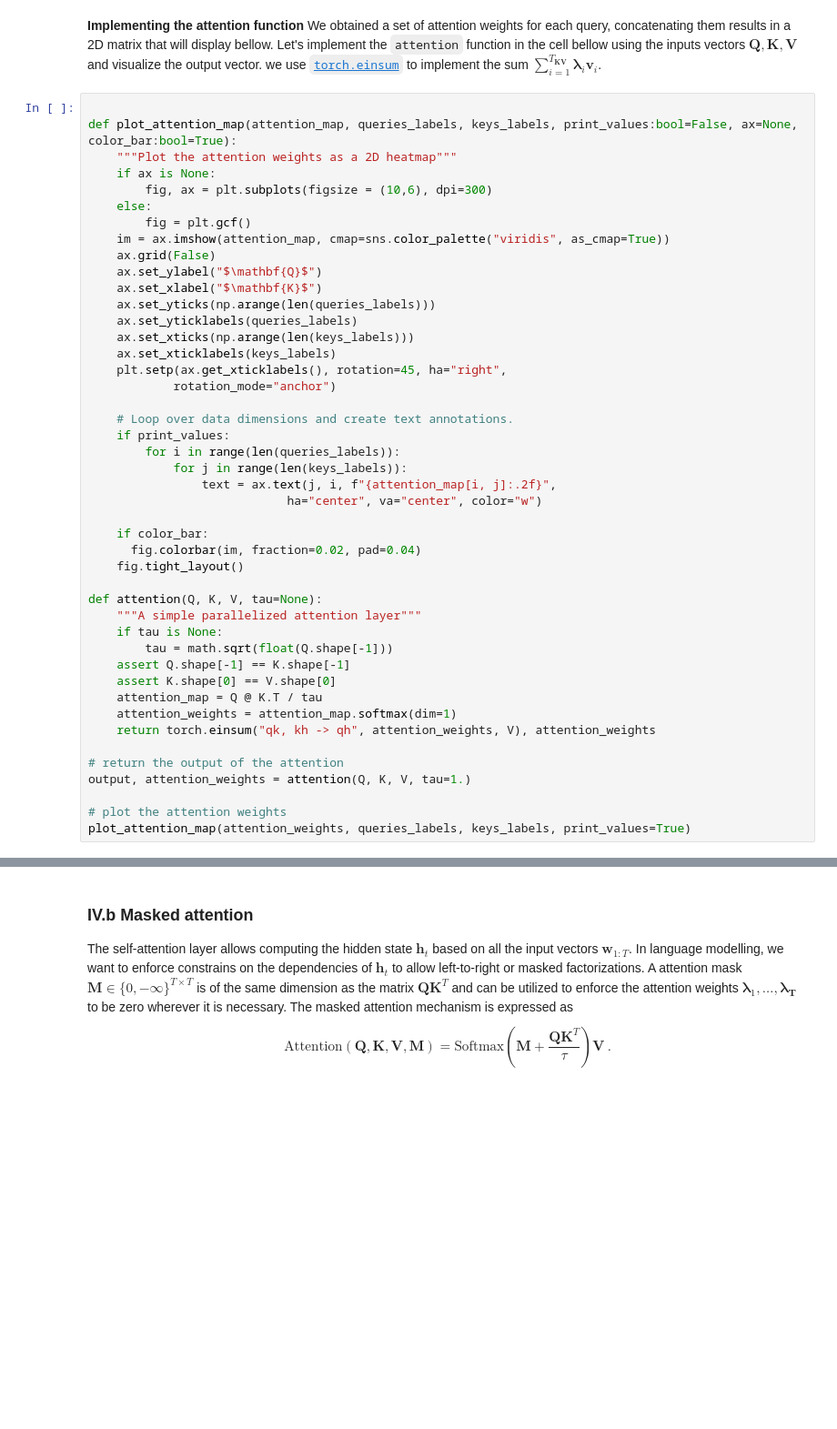
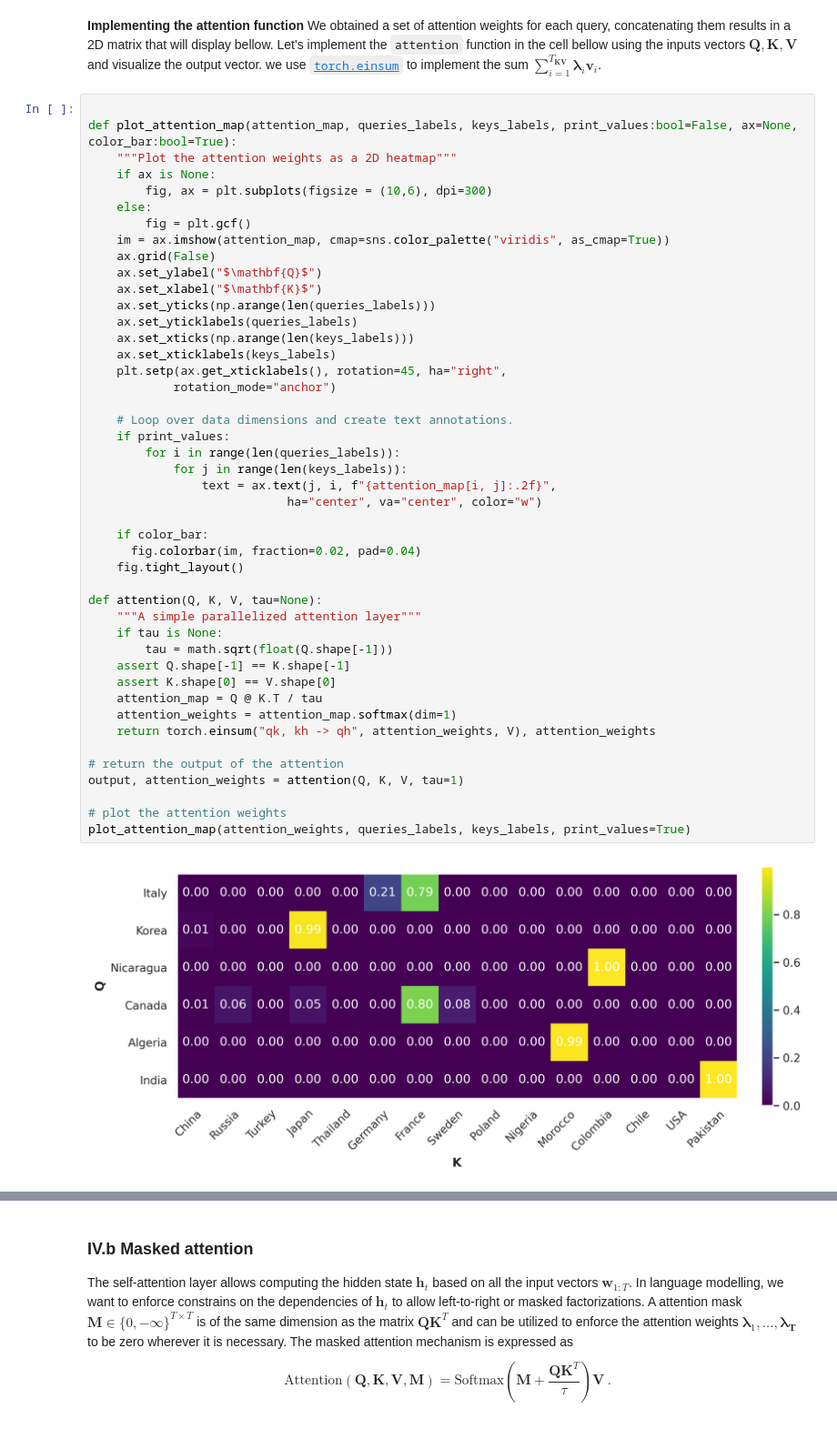
Before and after one commit to JonatanHauge/02456-deep-learning-with-PyTorch, a Jupyter notebook: 5_Transformers/5_1_EXE_deep_learning_with_transformers.ipynb, the cells around one changed output, grey strips where cells are left out. Shown at 91% size. Saved outputs shown, nothing was run; the diff lists cells and outputs as text; blank space fills up the shorter version.

```diff
--- a/5_Transformers/5_1_EXE_deep_learning_with_transformers.ipynb
+++ b/5_Transformers/5_1_EXE_deep_learning_with_transformers.ipynb
@@ -688,34 +782,36 @@ def plot_attention_map(attention_map, queries_labels, keys_labels, print_values:
     ax.set_xticks(np.arange(len(keys_labels)))
     ax.set_xticklabels(keys_labels)
     plt.setp(ax.get_xticklabels(), rotation=45, ha="right",
             rotation_mode="anchor")
 
     # Loop over data dimensions and create text annotations.
     if print_values:
         for i in range(len(queries_labels)):
             for j in range(len(keys_labels)):
                 text = ax.text(j, i, f"{attention_map[i, j]:.2f}",
                             ha="center", va="center", color="w")
 
     if color_bar:
       fig.colorbar(im, fraction=0.02, pad=0.04)
     fig.tight_layout()
 
 def attention(Q, K, V, tau=None):
     """A simple parallelized attention layer"""
     if tau is None:
         tau = math.sqrt(float(Q.shape[-1]))
     assert Q.shape[-1] == K.shape[-1]
     assert K.shape[0] == V.shape[0]
     attention_map = Q @ K.T / tau
     attention_weights = attention_map.softmax(dim=1)
     return torch.einsum("qk, kh -> qh", attention_weights, V), attention_weights
 
 # return the output of the attention
-output, attention_weights = attention(Q, K, V, tau=1.)
+output, attention_weights = attention(Q, K, V, tau=1)
 
 # plot the attention weights
 plot_attention_map(attention_weights, queries_labels, keys_labels, print_values=True)
+# %% [output]
+[figure, added]
 # %% [markdown]
 **Exercise 5**:  What effect has the parameter $\tau$ on the attention mechanism? What is happening when using a large value for $\tau$? using a small value for $\tau$? In the limits $\tau \rightarrow 0$ and $\tau \rightarrow \infty$
 
```
Also changed, not shown: parts of 32 cells of this notebook.
